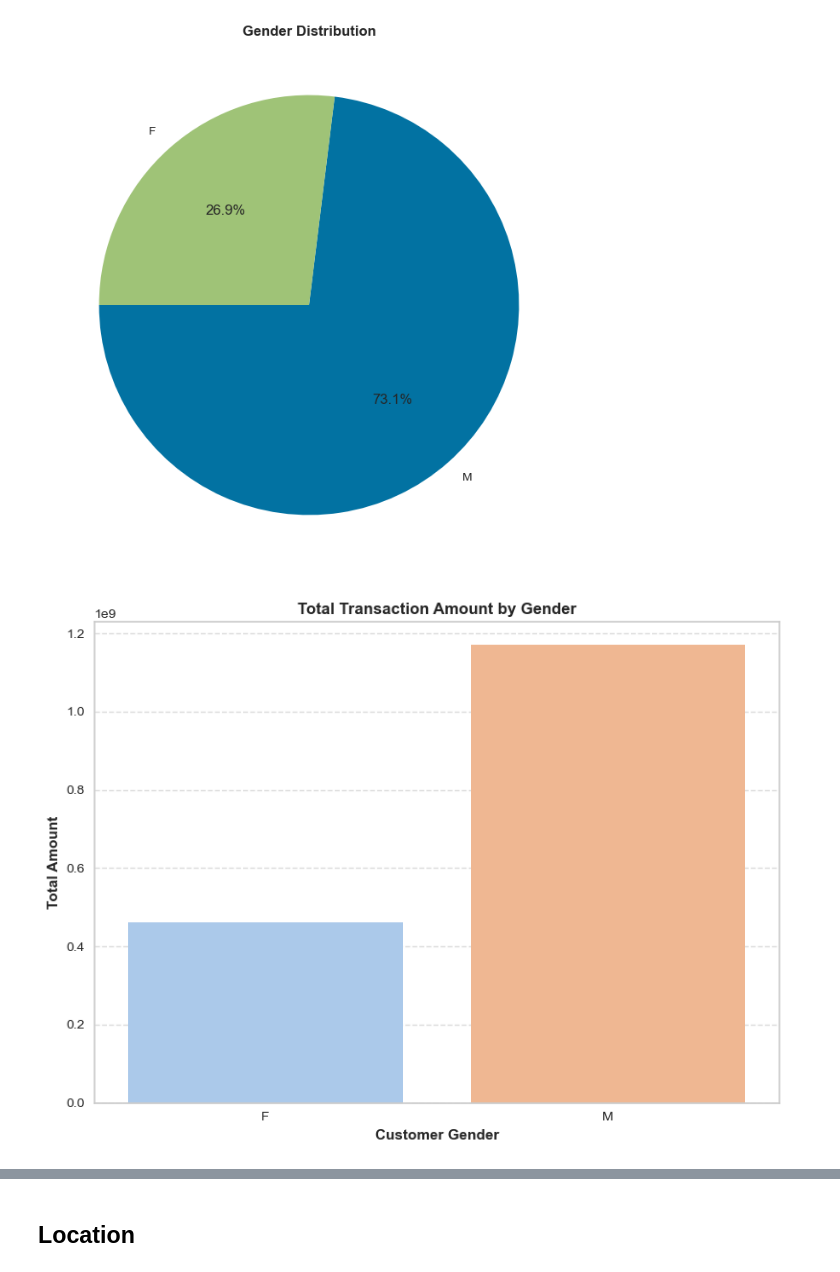
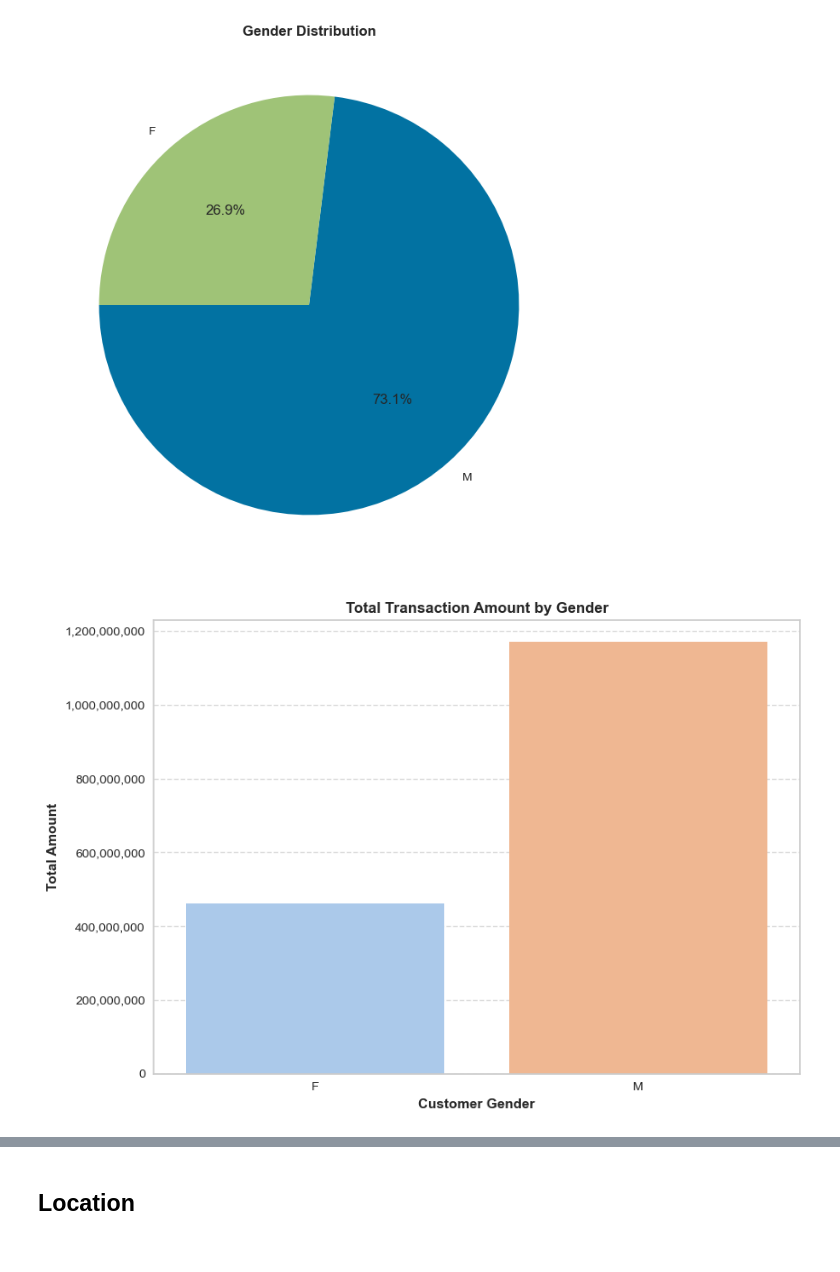
Before and after one commit to Halimat92/Optimizing-Retail-Banking-Strategies-, a Jupyter notebook: Optimizing_Retail_Banking_Strategies.ipynb, the cells around one changed output, grey strips where cells are left out. Cells and saved outputs as stored; diff of their text form; code cells hidden in the pictures.

```diff
--- a/Optimizing_Retail_Banking_Strategies.ipynb
+++ b/Optimizing_Retail_Banking_Strategies.ipynb
@@ -470,18 +477,19 @@ plt.show()
 # %%
 customer_sales = df.groupby('CustGender')['TransactionAmount (INR)'].sum().reset_index()
 
 # Plot
 plt.figure(figsize=(8, 6))
 sns.barplot(data=customer_sales, x='CustGender', y='TransactionAmount (INR)', palette='pastel')
 plt.title('Total Transaction Amount by Gender', fontweight = 'bold')
 plt.xlabel('Customer Gender', fontweight = 'bold')
 plt.ylabel('Total Amount', fontweight = 'bold')
 plt.grid(axis='y', linestyle='--', alpha=0.7)
 plt.tight_layout()
-plt.savefig("Total Transaction Amount by Gender.png", format='png', dpi=300)
+plt.gca().yaxis.set_major_formatter(StrMethodFormatter('{x:,.0f}'))
+# plt.savefig("Total Transaction Amount by Gender.png", format='png', dpi=300)
 plt.show()
 # %% [output]
-[figure, old version]
+[figure, new version]
 # %%
 plt.figure(figsize=(8, 5))
 sns.barplot(
```
Also changed, not shown: parts of 43 cells of this notebook.
